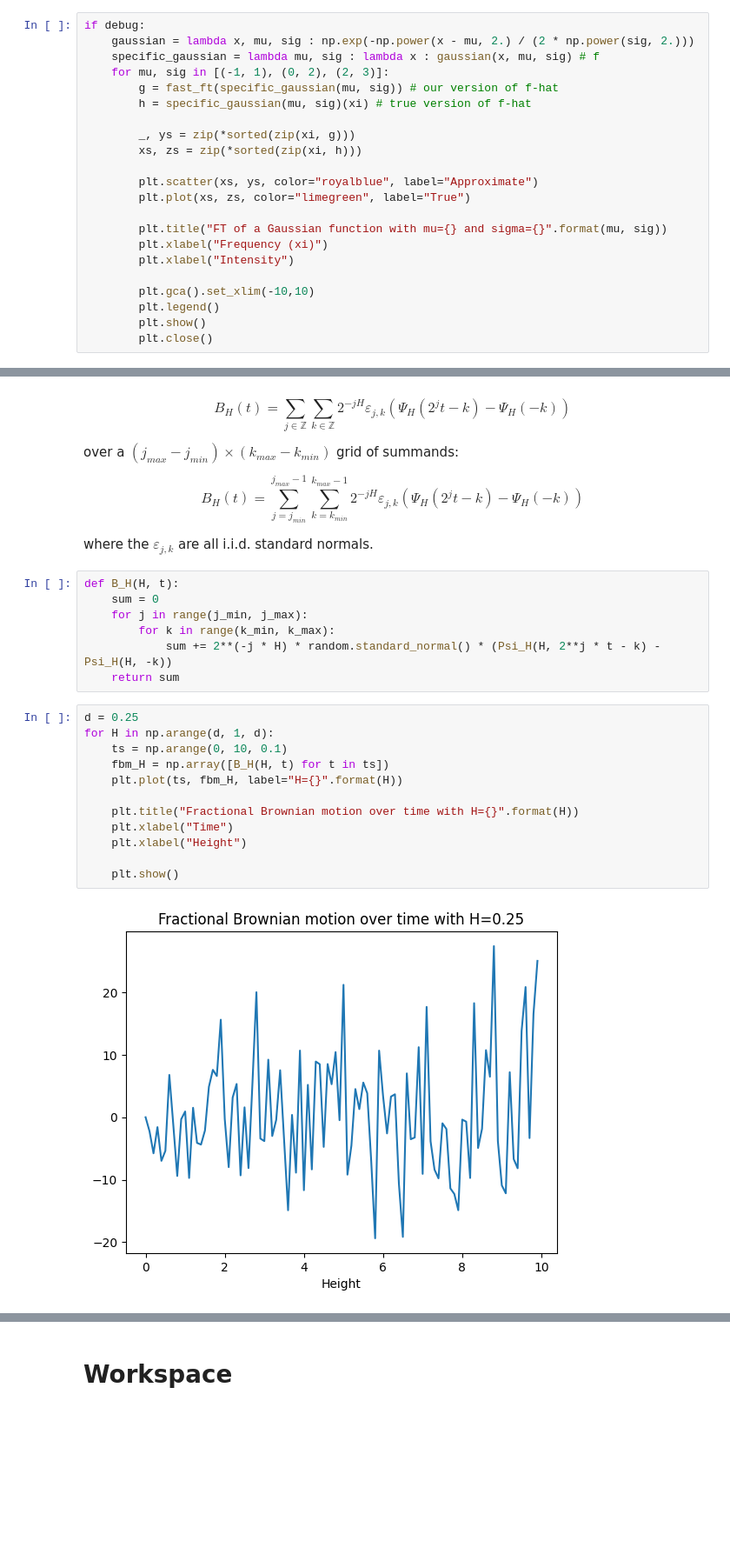
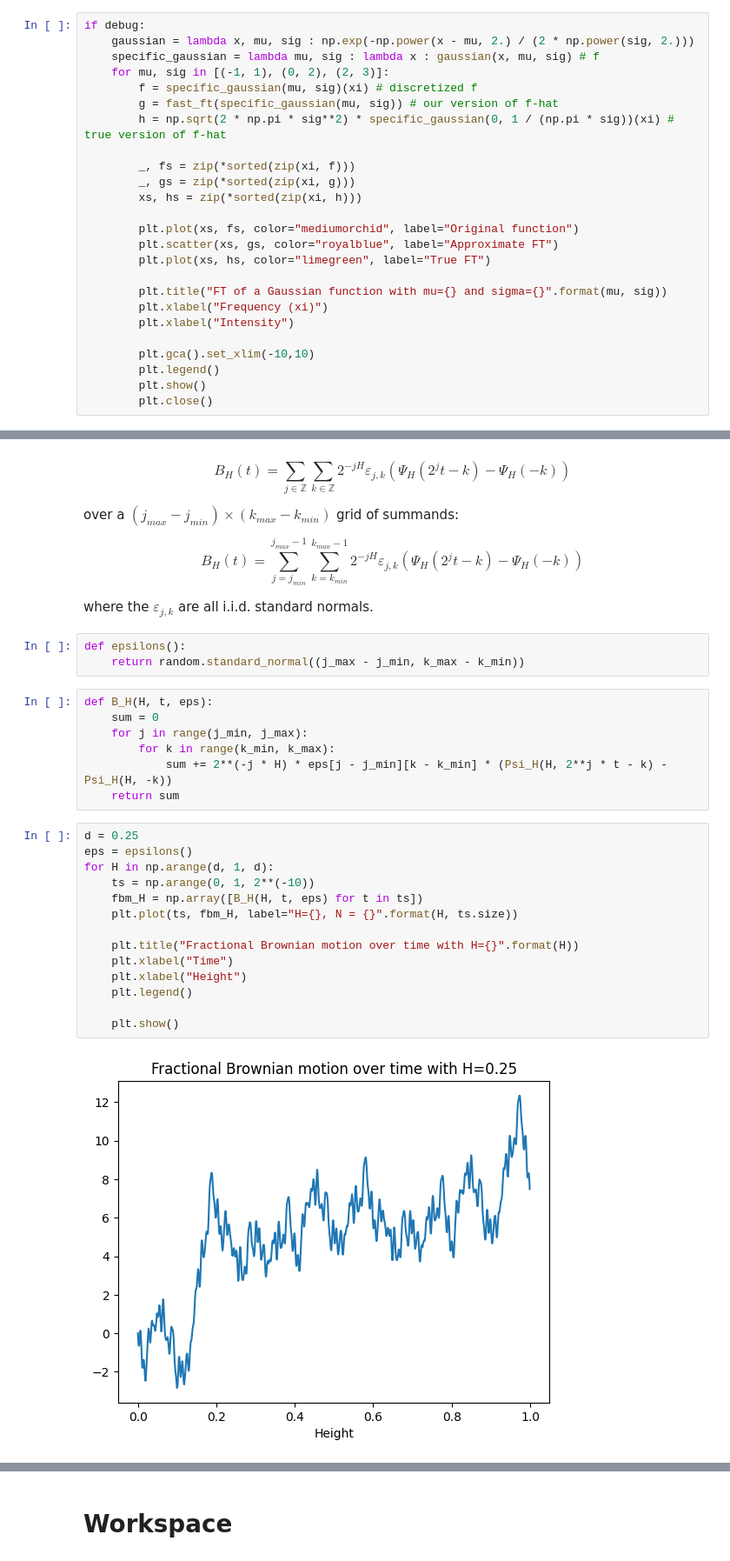
Before and after one commit to EmmaShedden/logm-fractional-brownian-motion, a Jupyter notebook: series-rep/main.ipynb, the cells around one changed output, grey strips where cells are left out. Shown at 87% size. Cells and saved outputs as stored; diff of their text form; blank space fills up the shorter version.

```diff
--- a/series-rep/main.ipynb
+++ b/series-rep/main.ipynb
@@ -153,14 +153,17 @@ if debug:
     gaussian = lambda x, mu, sig : np.exp(-np.power(x - mu, 2.) / (2 * np.power(sig, 2.)))
     specific_gaussian = lambda mu, sig : lambda x : gaussian(x, mu, sig) # f
     for mu, sig in [(-1, 1), (0, 2), (2, 3)]:
+        f = specific_gaussian(mu, sig)(xi) # discretized f
         g = fast_ft(specific_gaussian(mu, sig)) # our version of f-hat
-        h = specific_gaussian(mu, sig)(xi) # true version of f-hat
+        h = np.sqrt(2 * np.pi * sig**2) * specific_gaussian(0, 1 / (np.pi * sig))(xi) # true version of f-hat
 
-        _, ys = zip(*sorted(zip(xi, g)))
-        xs, zs = zip(*sorted(zip(xi, h)))
+        _, fs = zip(*sorted(zip(xi, f)))
+        _, gs = zip(*sorted(zip(xi, g)))
+        xs, hs = zip(*sorted(zip(xi, h)))
 
-        plt.scatter(xs, ys, color="royalblue", label="Approximate")
-        plt.plot(xs, zs, color="limegreen", label="True")
+        plt.plot(xs, fs, color="mediumorchid", label="Original function")
+        plt.scatter(xs, gs, color="royalblue", label="Approximate FT")
+        plt.plot(xs, hs, color="limegreen", label="True FT")
 
         plt.title("FT of a Gaussian function with mu={} and sigma={}".format(mu, sig))
         plt.xlabel("Frequency (xi)")
@@ -252,24 +255,29 @@ over a $(j_{max} - j_{min}) \times (k_{max} - k_{min})$ grid of summands:
 $$B_H(t) = \sum_{j = j_{min}}^{j_{max} - 1} \sum_{k = k_{min}}^{k_{max} - 1} 2^{-jH} \varepsilon_{j, k} \left(\Psi_H \left(2^j t - k\right) - \Psi_H \left(-k\right)\right)$$
 
 where the $\varepsilon_{j, k}$ are all i.i.d. standard normals.
+# %%
+def epsilons():
+    return random.standard_normal((j_max - j_min, k_max - k_min))
 # %%
-def B_H(H, t):
+def B_H(H, t, eps):
     sum = 0
     for j in range(j_min, j_max):
         for k in range(k_min, k_max):
-            sum += 2**(-j * H) * random.standard_normal() * (Psi_H(H, 2**j * t - k) - Psi_H(H, -k))
+            sum += 2**(-j * H) * eps[j - j_min][k - k_min] * (Psi_H(H, 2**j * t - k) - Psi_H(H, -k))
     return sum
 # %%
 d = 0.25
+eps = epsilons()
 for H in np.arange(d, 1, d):
-    ts = np.arange(0, 10, 0.1)
-    fbm_H = np.array([B_H(H, t) for t in ts])
-    plt.plot(ts, fbm_H, label="H={}".format(H))
+    ts = np.arange(0, 1, 2**(-10))
+    fbm_H = np.array([B_H(H, t, eps) for t in ts])
+    plt.plot(ts, fbm_H, label="H={}, N = {}".format(H, ts.size))
 
     plt.title("Fractional Brownian motion over time with H={}".format(H))
     plt.xlabel("Time")
     plt.xlabel("Height")
+    plt.legend()
 
     plt.show()
 # %% [output]
-[figure, old version]
+[figure, new version]
```
Also changed, not shown: parts of 3 cells of this notebook, 1 other file.
